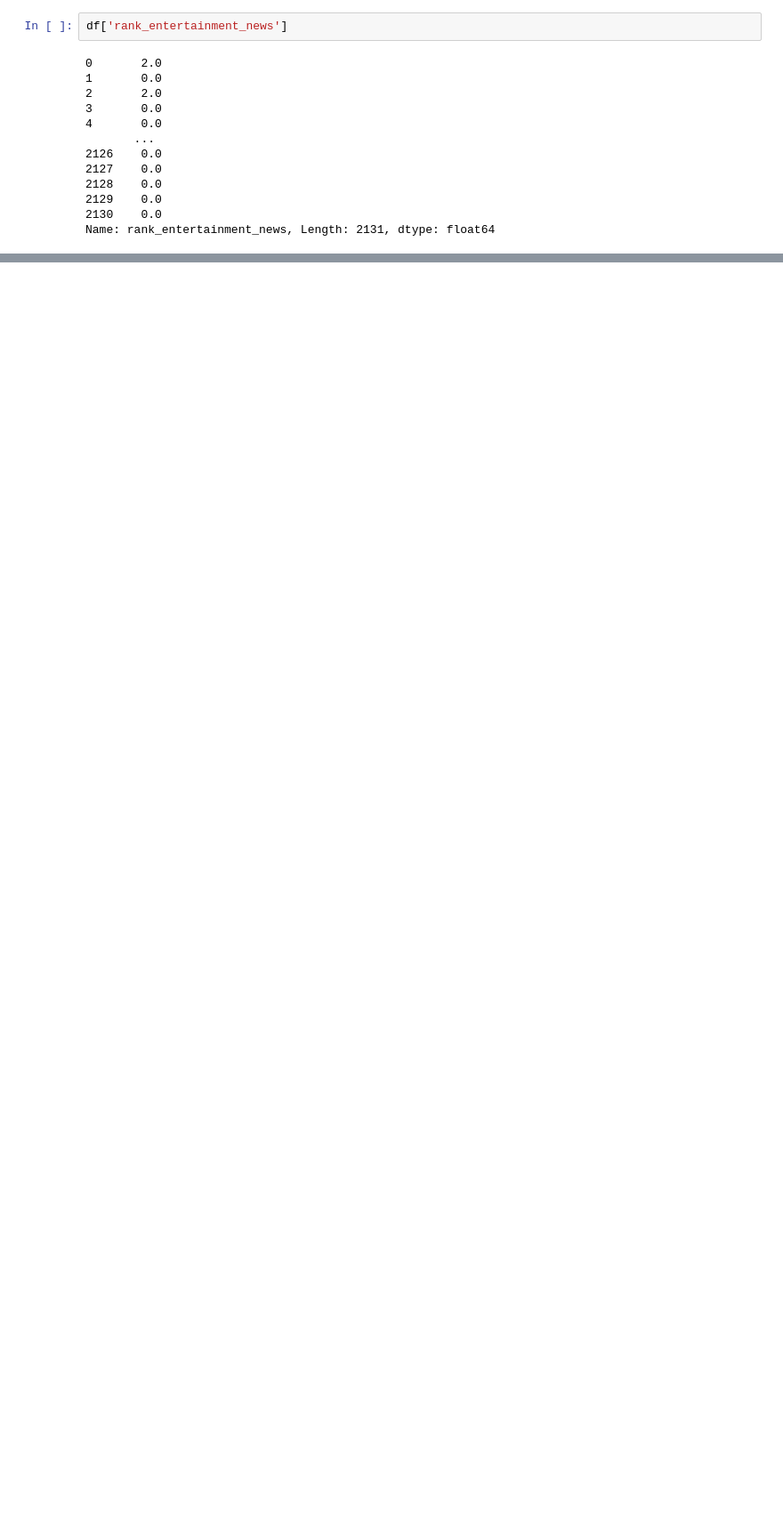
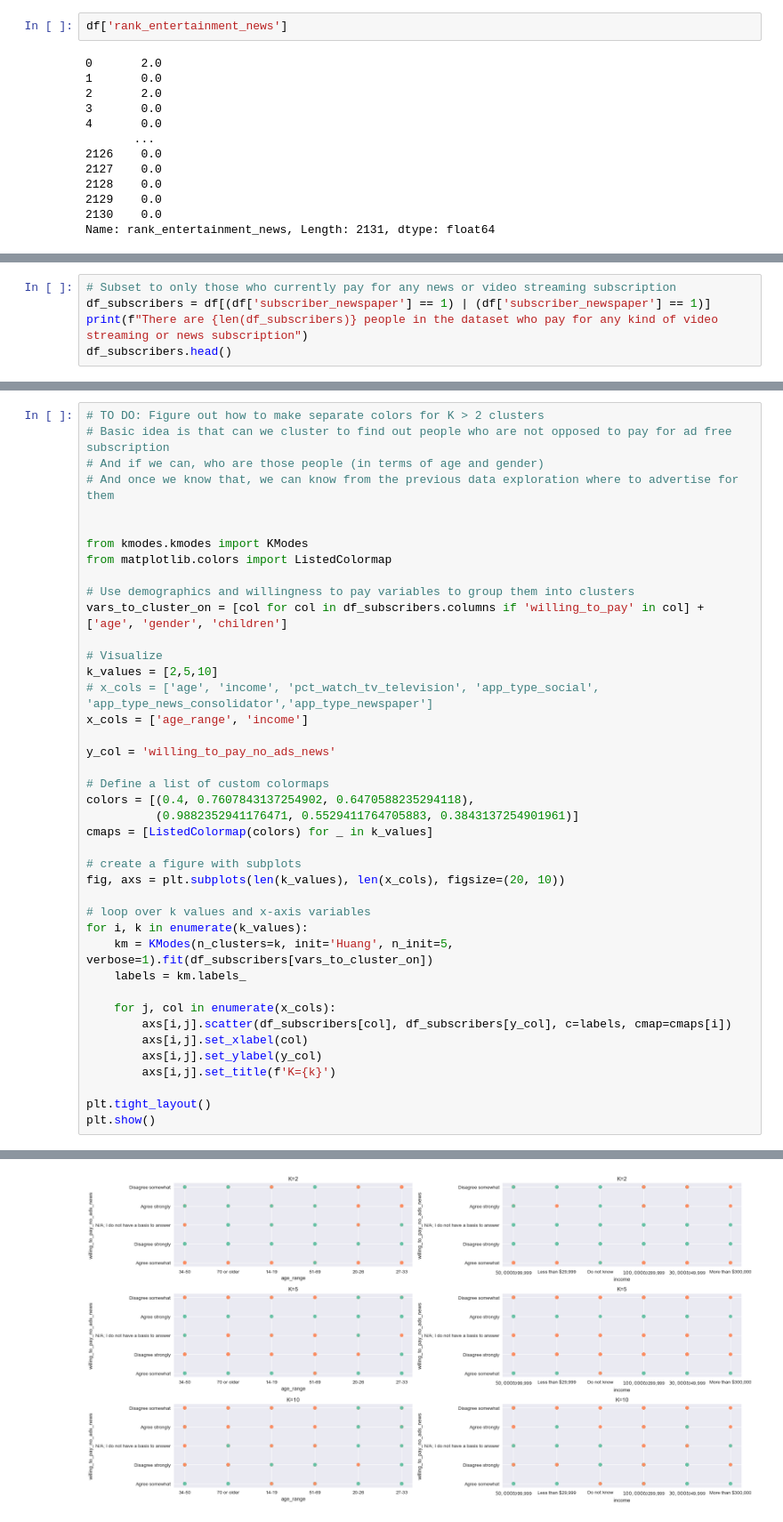
Before and after one commit to abhilashbiswas/customer_segmentation_for_news_outlet, a Jupyter notebook: eda.ipynb, the cells around one changed output, grey strips where cells are left out. Shown at 89% size. Saved outputs shown, nothing was run; the diff lists cells and outputs as text; blank space fills up the shorter version.

```diff
--- a/eda.ipynb
+++ b/eda.ipynb
@@ -212,0 +219,5 @@ Name: rank_entertainment_news, Length: 2131, dtype: float64
+# %%
+# Subset to only those who currently pay for any news or video streaming subscription
+df_subscribers = df[(df['subscriber_newspaper'] == 1) | (df['subscriber_newspaper'] == 1)]
+print(f"There are {len(df_subscribers)} people in the dataset who pay for any kind of video streaming or news subscription")
+df_subscribers.head()
@@ -212,0 +349,42 @@ Name: rank_entertainment_news, Length: 2131, dtype: float64
+# %%
+# TO DO: Figure out how to make separate colors for K > 2 clusters
+# Basic idea is that can we cluster to find out people who are not opposed to pay for ad free subscription
+# And if we can, who are those people (in terms of age and gender)
+# And once we know that, we can know from the previous data exploration where to advertise for them
+
+
+from kmodes.kmodes import KModes
+from matplotlib.colors import ListedColormap
+
+# Use demographics and willingness to pay variables to group them into clusters
+vars_to_cluster_on = [col for col in df_subscribers.columns if 'willing_to_pay' in col] + ['age', 'gender', 'children']
+
+# Visualize
+k_values = [2,5,10]
+# x_cols = ['age', 'income', 'pct_watch_tv_television', 'app_type_social', 'app_type_news_consolidator','app_type_newspaper']
+x_cols = ['age_range', 'income']
+
+y_col = 'willing_to_pay_no_ads_news'
+
+# Define a list of custom colormaps
+colors = [(0.4, 0.7607843137254902, 0.6470588235294118),
+          (0.9882352941176471, 0.5529411764705883, 0.3843137254901961)]
+cmaps = [ListedColormap(colors) for _ in k_values]
+
+# create a figure with subplots
+fig, axs = plt.subplots(len(k_values), len(x_cols), figsize=(20, 10))
+
+# loop over k values and x-axis variables
+for i, k in enumerate(k_values):
+    km = KModes(n_clusters=k, init='Huang', n_init=5, verbose=1).fit(df_subscribers[vars_to_cluster_on])
+    labels = km.labels_
+
+    for j, col in enumerate(x_cols):
+        axs[i,j].scatter(df_subscribers[col], df_subscribers[y_col], c=labels, cmap=cmaps[i])
+        axs[i,j].set_xlabel(col)
+        axs[i,j].set_ylabel(y_col)
+        axs[i,j].set_title(f'K={k}')
+
+plt.tight_layout()
+plt.show()
+# %% [output]
@@ -212,0 +408 @@ Name: rank_entertainment_news, Length: 2131, dtype: float64
+[figure, added]
```
Also changed, not shown: parts of 16 cells of this notebook.
